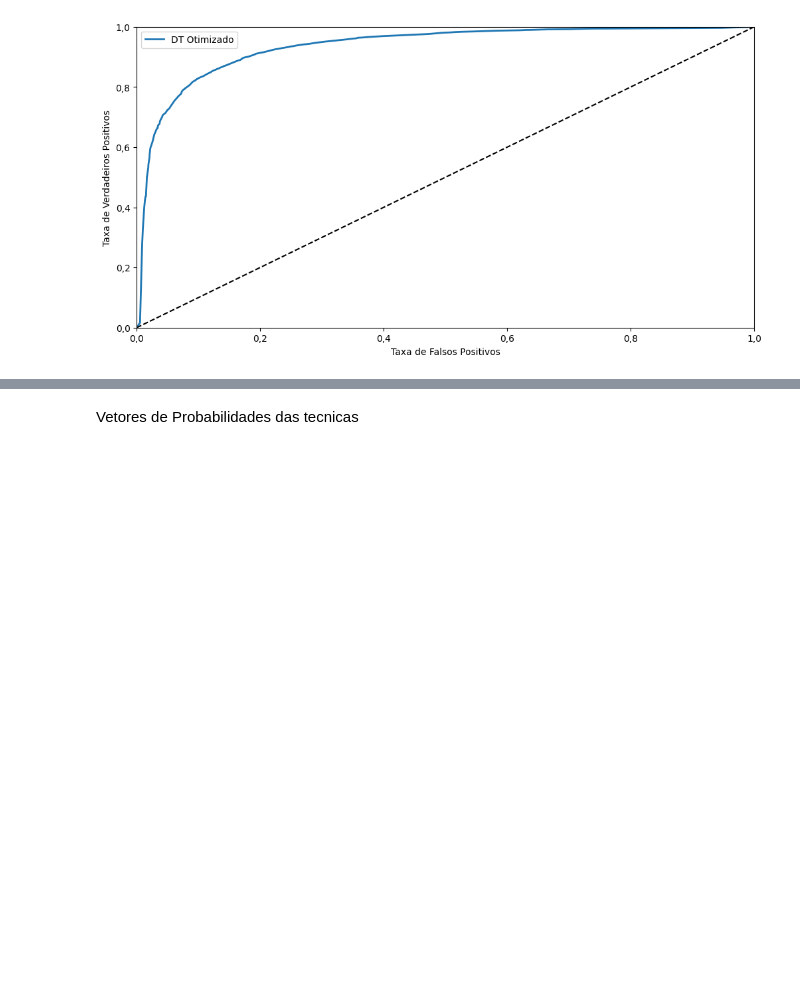
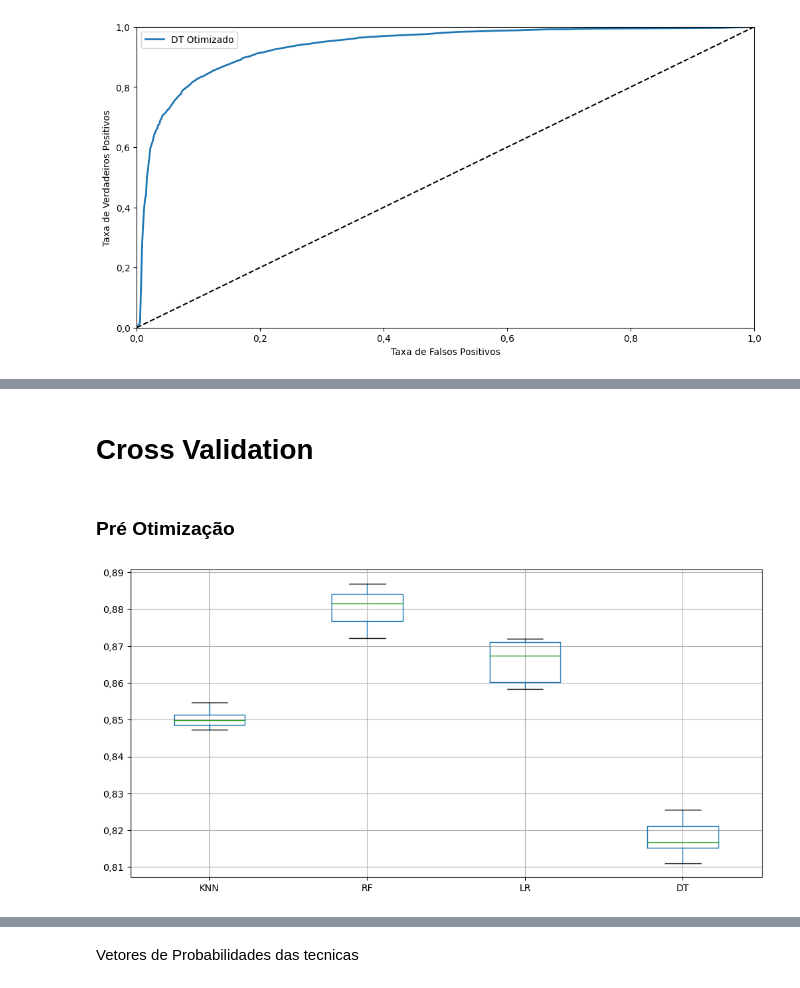
Before and after one commit to mrelero/machine-learning-anatel-database, a Jupyter notebook: ML_Techs/paper-enegep.ipynb, the cells around one changed output, grey strips where cells are left out. Saved outputs shown, nothing was run; the diff lists cells and outputs as text; code cells hidden in the pictures; blank space fills up the shorter version.

```diff
--- a/ML_Techs/paper-enegep.ipynb
+++ b/ML_Techs/paper-enegep.ipynb
@@ -433,0 +484,15 @@ AUC Score: 0.9349716709861698
+# %% [markdown]
+# Cross Validation
+# %% [markdown]
+### Pré Otimização
+# %%
+cv_dataframe = pd.DataFrame()
+desempenho_cross_val = pd.DataFrame(columns=['ML','Media','Variancia','Desvio'])
+
+for number, i in enumerate(classifiers):
+    scores = cross_val_score(classifiers[i], Dados_X, Dados_Y, cv=10, scoring = 'accuracy')
+    desempenho_cross_val.loc[number +1] = pd.Series({'ML': i, 'Media':  scores.mean(), 'Variancia': scores.var() , 'Desvio': scores.std()})
+    cv_dataframe[i] = scores.tolist()
+desempenho_cross_val.head()
+# %% [output]
+[figure, added]
```
Also changed, not shown: parts of 12 cells of this notebook, 1 other file.
